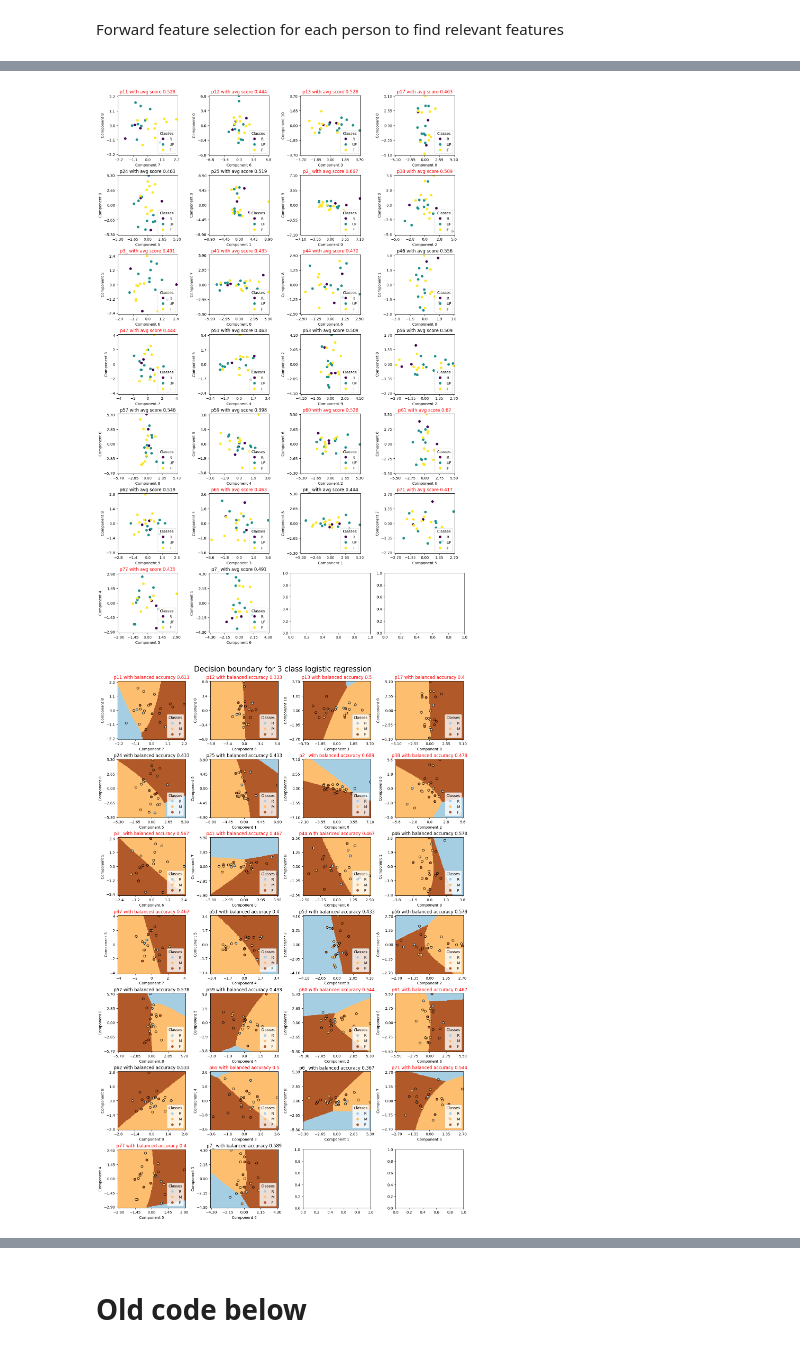
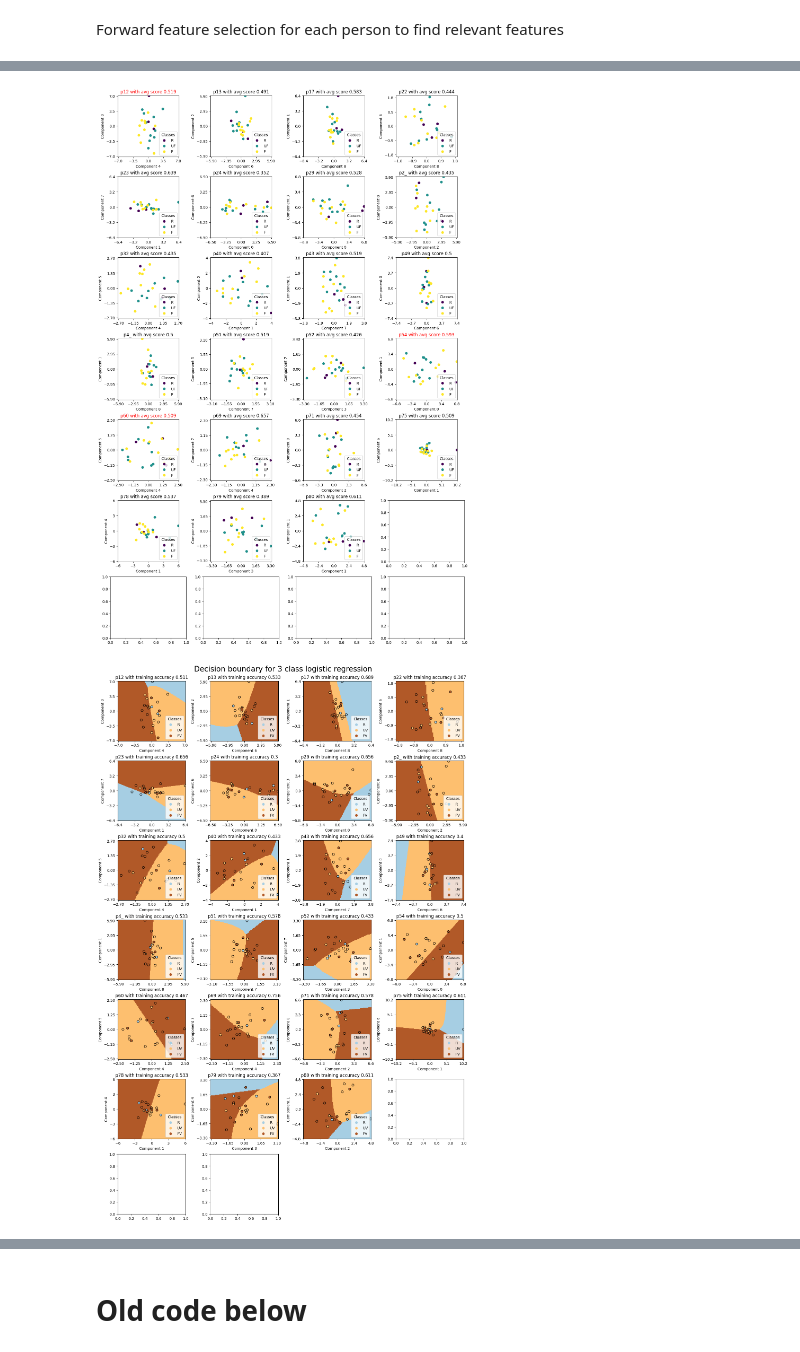
Before and after one commit to cdhvilsted/Bachelor_project_2024, a Jupyter notebook: cross_val_pipeline_individual_classification.ipynb, the cells around one changed output, grey strips where cells are left out. Drawn from its saved outputs; the diff is of its cells as text; code cells hidden in the pictures.

Commit message:
New changes to plots and more

```diff
--- a/cross_val_pipeline_individual_classification.ipynb
+++ b/cross_val_pipeline_individual_classification.ipynb
@@ -132,0 +108,13 @@ hurra person:  70 has score:  [0.66666667 0.47222222 0.55555556]
+# %%
+responders = []
+non_responders = []
+
+for i in range(len(all_scores)):
+    if i in people_r:
+        responders.append([np.mean(all_scores[i,:]), np.std(all_scores[i,:])])
+    else:
+        non_responders.append([np.mean(all_scores[i,:]), np.std(all_scores[i,:])])
+
+# Group sizes
+print('Number of responders: ', len(responders))
+print('Number of non-responders: ', len(non_responders))
@@ -133,8 +124,10 @@ hurra person:  70 has score:  [0.66666667 0.47222222 0.55555556]
 # %%
-persons_from_cross_val = [patient_numbers[i] for i in sorted(people)]
+persons_from_cross_val = [patient_numbers[i] for i in sorted(people_r)]
 print(persons_from_cross_val, len(persons_from_cross_val))
-A = ['p11', 'p12', 'p13', 'p14', 'p15', 'p16', 'p17', 'p18', 'p19', 'p21', 'p22', 'p23', 'p27', 'p28', 'p2_', 'p31', 'p32', 'p35', 'p38', 'p3_', 'p40', 'p41', 'p42', 'p43', 'p44', 'p45', 'p47', 'p48', 'p52', 'p54', 'p58', 'p5_', 'p60', 'p61', 'p65', 'p68', 'p69', 'p71', 'p75', 'p77', 'p78', 'p79', 'p80']
-print(len(A))
-print(set(A) & set(persons_from_cross_val), len(set(A) & set(persons_from_cross_val)))
-intersection = set(A) & set(persons_from_cross_val)
+
+B_group = ['p12', 'p15', 'p21', 'p45', 'p47', 'p48', 'p54', 'p60']
+
+#print(set(B_group) & set(persons_from_cross_val), len(set(B_group) & set(persons_from_cross_val)))
+intersection = set(B_group) & set(persons_from_cross_val)
+print('Intersection of assumed responders: ', intersection)
 # %% [output]
@@ -144,5 +175,8 @@ intersection = set(A) & set(persons_from_cross_val)
 # %%
 fig, axes = plt.subplots(7,4, figsize=(14,21), constrained_layout=True)
+
+people = list(people_r)
+
 for i,ax in zip(range(len(people)),axes.ravel()):
     y1 = np.array(pd.Series(all_data[i]['Event'],dtype=t).cat.codes)
     n_components = 0.95
@@ -180,16 +214,19 @@ for i,ax in zip(range(len(people)),axes.ravel()):
     title = str(patient_numbers[people[i]]) + ' with avg score ' + str(round(subsets_list[i][2]['avg_score'],3))
     ax.set_title(title, color=color)
 # %% [output]
-[figure, old version]
+[figure, new version]
 # %%
 #three-class
 #good plots
 #cmap = matplotlib.colors.ListedColormap(["gold", "crimson", "indigo"])
 
+
+people_r = list(people_r)
+
 fig, axes = plt.subplots(7,4, figsize=(14,21), constrained_layout=True)
 fig.suptitle('Decision boundary for 3 class logistic regression', fontsize=20)
 
-for i,ax in zip(range(len(people)),axes.ravel()):
+for i,ax in zip(range(len(people_r)),axes.ravel()):
     y1 = np.array(pd.Series(all_data[i]['Event'],dtype=t).cat.codes)
     #train_y2 = [x if x==1 or x==0 else 1 for x in train_y]
     train_y2 = y1
@@ -207,39 +244,42 @@ for i,ax in zip(range(len(people)),axes.ravel()):
     ord_clf = OrdinalClassifier(estimator=LogisticRegression(multi_class='multinomial'))
     #ord_clf = LogisticRegression()
     #print(len(y1), len(train_X[first_feature]))
-    names = ['R', 'M', 'F']
+    names = ['R', 'UV', 'FV']
     ord_clf.fit(train_X, train_y2)
     predictions = ord_clf.predict(train_X)
 
     score1 = balanced_accuracy_score(train_y2, predictions)
     #predictions = ord_clf.predict(train_X)
     #predictions = [x if x==1 or x==0 else 1 for x in predictions]
     #two_class_score = [predictions[i]==train_y2[i] for i in range(len(predictions))]
     #two_class_score = np.array(two_class_score).sum()/len(predictions)
     xlabel = 'Component ' + str(first_feature)
     ylabel = 'Component ' + str(second_feature)
     disp = DecisionBoundaryDisplay.from_estimator(ord_clf, train_X,grid_resolution=600,ax=ax, response_method="predict",plot_method="pcolormesh",shading="auto",xlabel=xlabel,ylabel=ylabel,eps=15, cmap=plt.cm.Paired)
     scatter = disp.ax_.scatter(train_X.iloc[:,0],train_X.iloc[:,1], c=train_y, edgecolors='k', cmap=plt.cm.Paired)
     max_val = np.max(np.append(abs(train_X.iloc[:,0]),abs(train_X.iloc[:,1])))
     disp.ax_.set_ylim(-max_val-0.1,max_val+0.1)
     disp.ax_.set_xlim(-max_val-0.1,max_val+0.1)
     disp.ax_.set_xticks([-round(max_val,1), -round(max_val,1)/2,0,round(max_val,1)/2, round(max_val,1)])
     disp.ax_.set_yticks([-round(max_val,1), -round(max_val,1)/2,0,round(max_val,1)/2, round(max_val,1)])
 
     #disp.ax_.set_xlim(-3,3)
     #disp.ax_.set_ylim(-3,3)
     disp.ax_.legend(
         scatter.legend_elements()[0],
         names,
         title="Classes",
         loc = 'lower right'
     )
-    if patient_numbers[people[i]] in intersection:
-        color = 'r'
+    if patient_numbers[people_r[i]] in intersection:
+        color = 'k' # r if show intersection
     else:
         color = 'k'
-    title = str(patient_numbers[people[i]]) + ' with balanced accuracy ' + str(round(score1,3))
+    title = str(patient_numbers[people_r[i]]) + ' with training accuracy ' + str(round(score1,3))
     ax.set_title(title, color=color)
+
+fig.delaxes(axes[6][2])
+fig.delaxes(axes[6][3])
 plt.show()
 # %% [output]
-[figure, old version]
+[figure, new version]
```
Also changed, not shown: parts of 28 cells of this notebook, 1 other file.
